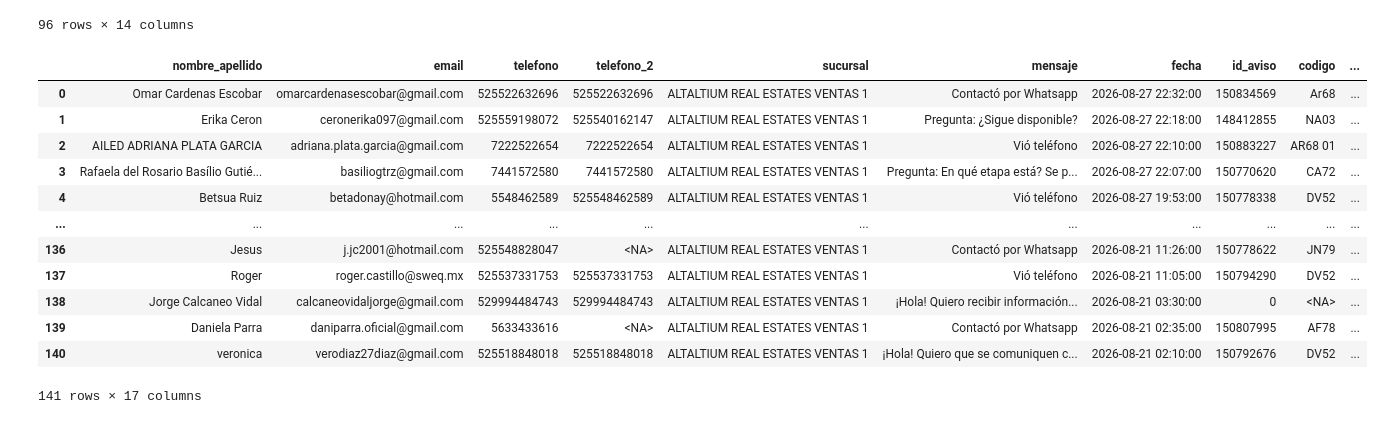
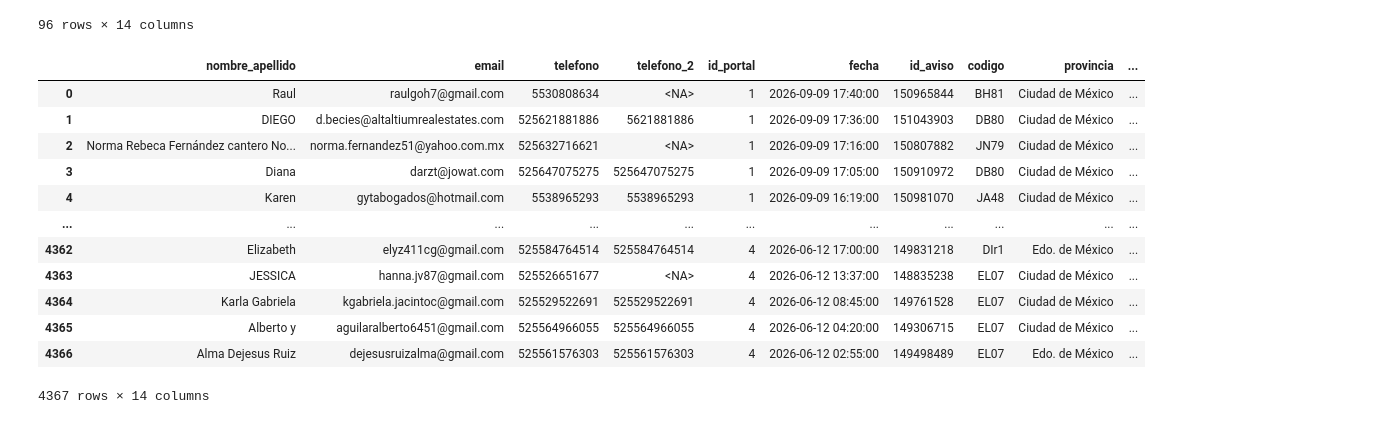
Before and after one commit to epsilondenso/ALTALTIUM-KPI-s, a Jupyter notebook: notebooks/load_tables_test.ipynb, the cells around one changed output. Saved outputs shown, nothing was run; the diff lists cells and outputs as text; code cells hidden in the pictures.

Commit message:
Se inserta tabla de interesados

```diff
--- a/notebooks/load_tables_test.ipynb
+++ b/notebooks/load_tables_test.ipynb
@@ -44,24 +48,24 @@ citas_test
 | 161 | 162 | 9259 | 2026-01-09 | 2026-03-09 | Katia Robles | Yolanda Rojas | Leonardo Furlong | reagendada | 1 | ... |
 96 rows × 14 columns
 # %%
-inter_test_path = get_files(INTERESADOS)[0]
+inter_test_path = get_files(INTERESADOS)[1]
 inter_test = load_table(path=INTERESADOS / inter_test_path,
                         yaml_path= SCHEMAS/"interesados_table.YAML")
 inter_test
 # %% [output]
-|  | nombre_apellido | email | telefono | telefono_2 | sucursal | mensaje | fecha | id_aviso | codigo | ... |
-| 0 | Omar Cardenas Escobar | omarcardenasescobar@gmail.com | 525522632696 | 525522632696 | ALTALTIUM REAL ESTATES VENTAS 1 | Contactó por Whatsapp | 2026-08-27 22:32:00 | 150834569 | Ar68 | ... |
-| 1 | Erika Ceron | ceronerika097@gmail.com | 525559198072 | 525540162147 | ALTALTIUM REAL ESTATES VENTAS 1 | Pregunta: ¿Sigue disponible? | 2026-08-27 22:18:00 | 148412855 | NA03 | ... |
-| 2 | AILED ADRIANA PLATA GARCIA | adriana.plata.garcia@gmail.com | 7222522654 | 7222522654 | ALTALTIUM REAL ESTATES VENTAS 1 | Vió teléfono | 2026-08-27 22:10:00 | 150883227 | AR68 01 | ... |
-| 3 | Rafaela del Rosario Basílio Gutié... | basiliogtrz@gmail.com | 7441572580 | 7441572580 | ALTALTIUM REAL ESTATES VENTAS 1 | Pregunta: En qué etapa está? Se p... | 2026-08-27 22:07:00 | 150770620 | CA72 | ... |
-| 4 | Betsua Ruiz | betadonay@hotmail.com | 5548462589 | 525548462589 | ALTALTIUM REAL ESTATES VENTAS 1 | Vió teléfono | 2026-08-27 19:53:00 | 150778338 | DV52 | ... |
+|  | nombre_apellido | email | telefono | telefono_2 | id_portal | fecha | id_aviso | codigo | provincia | ... |
+| 0 | Raul | raulgoh7@gmail.com | 5530808634 | <NA> | 1 | 2026-09-09 17:40:00 | 150965844 | BH81 | Ciudad de México | ... |
+| 1 | DIEGO | d.becies@altaltiumrealestates.com | 525621881886 | 5621881886 | 1 | 2026-09-09 17:36:00 | 151043903 | DB80 | Ciudad de México | ... |
+| 2 | Norma Rebeca Fernández cantero No... | norma.fernandez51@yahoo.com.mx | 525632716621 | <NA> | 1 | 2026-09-09 17:16:00 | 150807882 | JN79 | Ciudad de México | ... |
+| 3 | Diana | darzt@jowat.com | 525647075275 | 525647075275 | 1 | 2026-09-09 17:05:00 | 150910972 | DB80 | Ciudad de México | ... |
+| 4 | Karen | gytabogados@hotmail.com | 5538965293 | 5538965293 | 1 | 2026-09-09 16:19:00 | 150981070 | JA48 | Ciudad de México | ... |
 | ... | ... | ... | ... | ... | ... | ... | ... | ... | ... | ... |
-| 136 | Jesus | j.jc2001@hotmail.com | 525548828047 | <NA> | ALTALTIUM REAL ESTATES VENTAS 1 | Contactó por Whatsapp | 2026-08-21 11:26:00 | 150778622 | JN79 | ... |
-| 137 | Roger | roger.castillo@sweq.mx | 525537331753 | 525537331753 | ALTALTIUM REAL ESTATES VENTAS 1 | Vió teléfono | 2026-08-21 11:05:00 | 150794290 | DV52 | ... |
-| 138 | Jorge Calcaneo Vidal | calcaneovidaljorge@gmail.com | 529994484743 | 529994484743 | ALTALTIUM REAL ESTATES VENTAS 1 | ¡Hola! Quiero recibir información... | 2026-08-21 03:30:00 | 0 | <NA> | ... |
-| 139 | Daniela Parra | daniparra.oficial@gmail.com | 5633433616 | <NA> | ALTALTIUM REAL ESTATES VENTAS 1 | Contactó por Whatsapp | 2026-08-21 02:35:00 | 150807995 | AF78 | ... |
-| 140 | veronica | verodiaz27diaz@gmail.com | 525518848018 | 525518848018 | ALTALTIUM REAL ESTATES VENTAS 1 | ¡Hola! Quiero que se comuniquen c... | 2026-08-21 02:10:00 | 150792676 | DV52 | ... |
+| 4362 | Elizabeth | elyz411cg@gmail.com | 525584764514 | 525584764514 | 4 | 2026-06-12 17:00:00 | 149831218 | DIr1 | Edo. de México | ... |
+| 4363 | JESSICA | hanna.jv87@gmail.com | 525526651677 | <NA> | 4 | 2026-06-12 13:37:00 | 148835238 | EL07 | Ciudad de México | ... |
+| 4364 | Karla Gabriela | kgabriela.jacintoc@gmail.com | 525529522691 | 525529522691 | 4 | 2026-06-12 08:45:00 | 149761528 | EL07 | Ciudad de México | ... |
+| 4365 | Alberto y | aguilaralberto6451@gmail.com | 525564966055 | 525564966055 | 4 | 2026-06-12 04:20:00 | 149306715 | EL07 | Ciudad de México | ... |
+| 4366 | Alma Dejesus Ruiz | dejesusruizalma@gmail.com | 525561576303 | 525561576303 | 4 | 2026-06-12 02:55:00 | 149498489 | EL07 | Edo. de México | ... |
-141 rows × 17 columns
+4367 rows × 14 columns
 # %%
 from src.db.connect import get_connection
 from src.db.insert_table import insert_table
```
Also changed, not shown: parts of 2 cells of this notebook, 4 other files.
